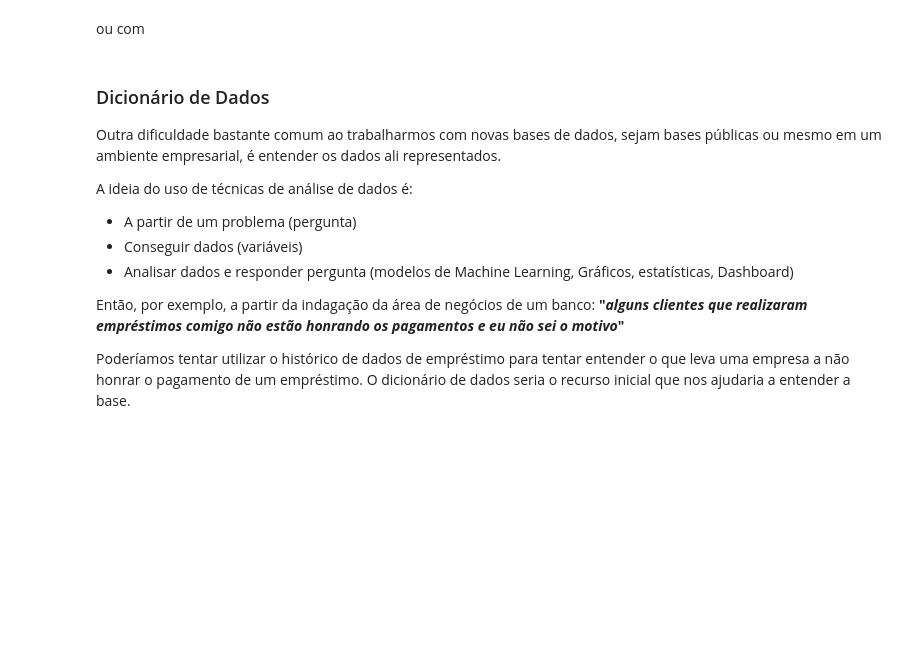
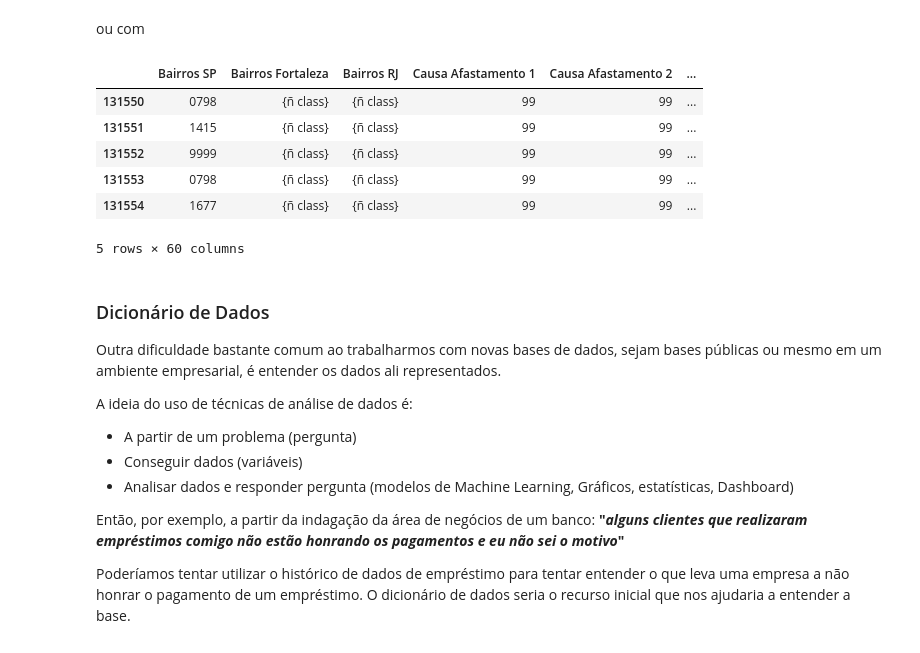
Before and after one commit to gustavoeso/BigData, a Jupyter notebook: Aula_01e02/aula02.ipynb, the cells around one changed output. Saved outputs shown, nothing was run; the diff lists cells and outputs as text; code cells hidden in the pictures; blank space fills up the shorter version.

```diff
--- a/Aula_01e02/aula02.ipynb
+++ b/Aula_01e02/aula02.ipynb
@@ -157,6 +216,15 @@ Semelhante ao Pandas, podemos solicitar uma pequena amostra dos dados com
 ou com
 # %%
 # Seu código AQUI!
+dados_sp.tail()
+# %% [output]
+|  | Bairros SP | Bairros Fortaleza | Bairros RJ | Causa Afastamento 1 | Causa Afastamento 2 | ... |
+| 131550 | 0798 | {ñ class} | {ñ class} | 99 | 99 | ... |
+| 131551 | 1415 | {ñ class} | {ñ class} | 99 | 99 | ... |
+| 131552 | 9999 | {ñ class} | {ñ class} | 99 | 99 | ... |
+| 131553 | 0798 | {ñ class} | {ñ class} | 99 | 99 | ... |
+| 131554 | 1677 | {ñ class} | {ñ class} | 99 | 99 | ... |
+5 rows × 60 columns
 # %% [markdown]
 ### Dicionário de Dados
 
```
Also changed, not shown: parts of 40 cells of this notebook, 2 other files.
